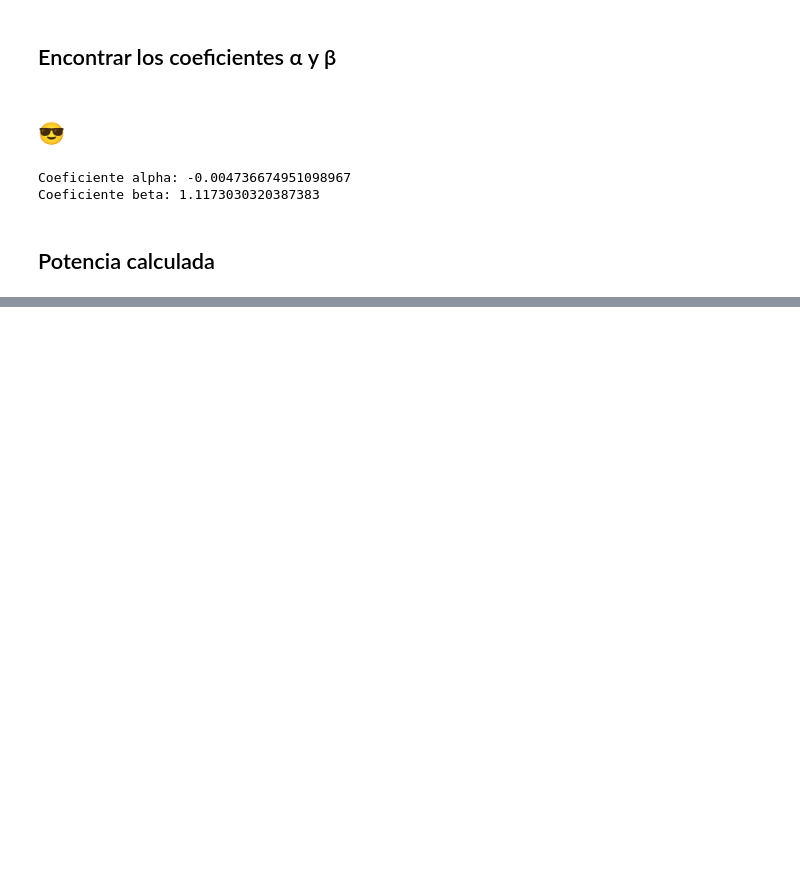
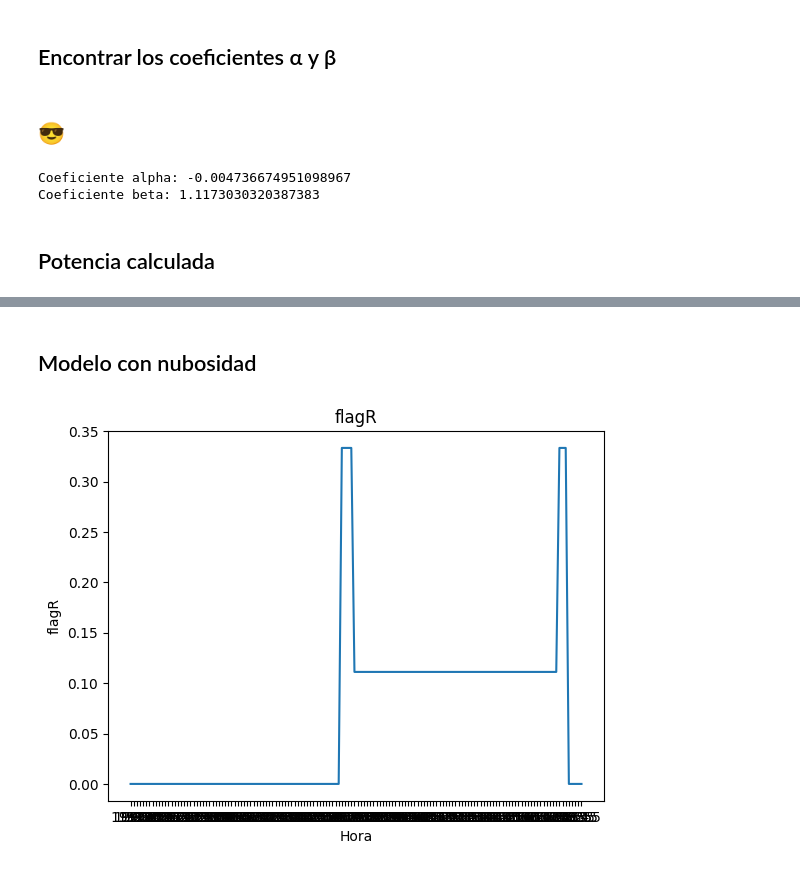
Before and after one commit to GustavoUNAL/Solar-1.233102--77.292833-, a Jupyter notebook: Notebooks/01-2023/modelo_matematico.ipynb, the cells around one changed output, grey strips where cells are left out. Saved outputs shown, nothing was run; the diff lists cells and outputs as text; code cells hidden in the pictures; blank space fills up the shorter version.

```diff
--- a/Notebooks/01-2023/modelo_matematico.ipynb
+++ b/Notebooks/01-2023/modelo_matematico.ipynb
@@ -281,0 +306,19 @@ Error porcentual: 17.823627172091513 %
+# %% [markdown]
+## Modelo con nubosidad
+# %%
+# graficar 'flagR' de solargis
+# plt.plot(df['Time'], df['flagR'])
+# plt.title('flagR')
+# plt.xlabel('Hora')
+# plt.ylabel('flagR')
+# plt.show()
+# normalizar 'flagR' de 0 a 1  donde 0 valor minumo y 3 valor maximo
+df['flagR'] = (df['flagR'] - 0) / (3 - 0)
+# graficar 'flagR' de solargis
+plt.plot(df['Time'], df['flagR'])
+plt.title('flagR')
+plt.xlabel('Hora')
+plt.ylabel('flagR')
+plt.show()
+# %% [output]
+[figure, added]
```
Also changed, not shown: parts of 7 cells of this notebook, 7 other files.
